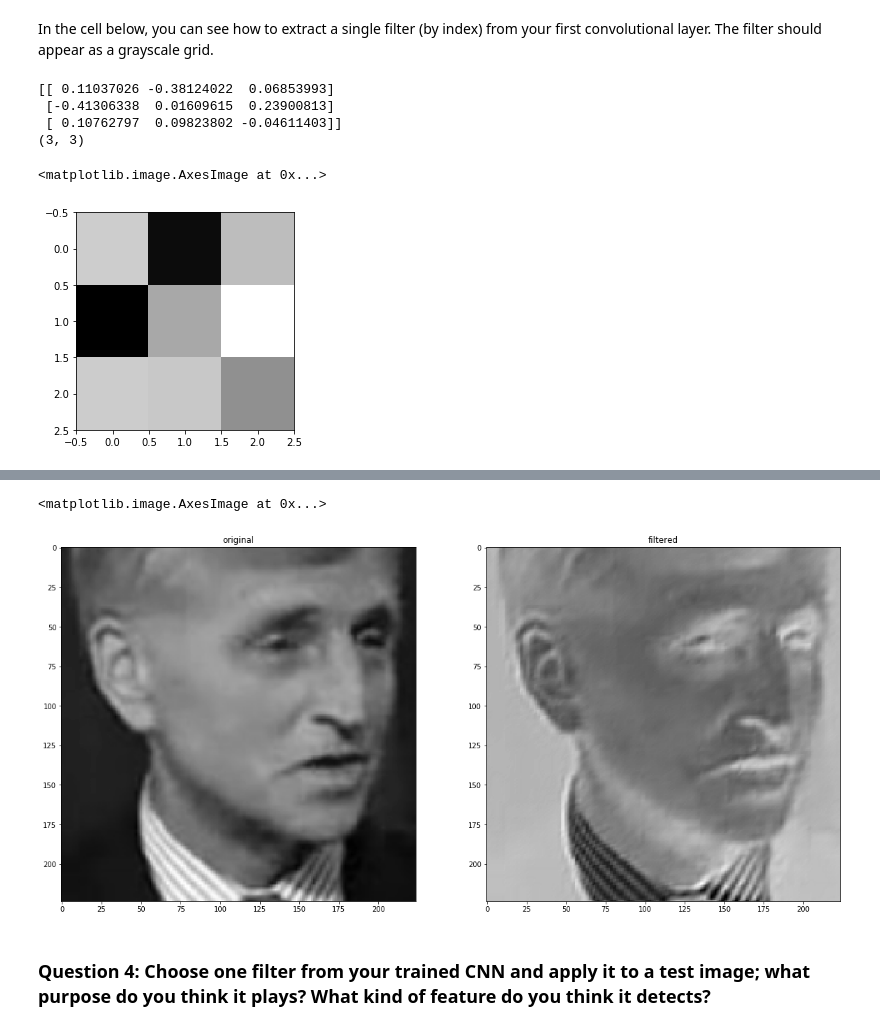
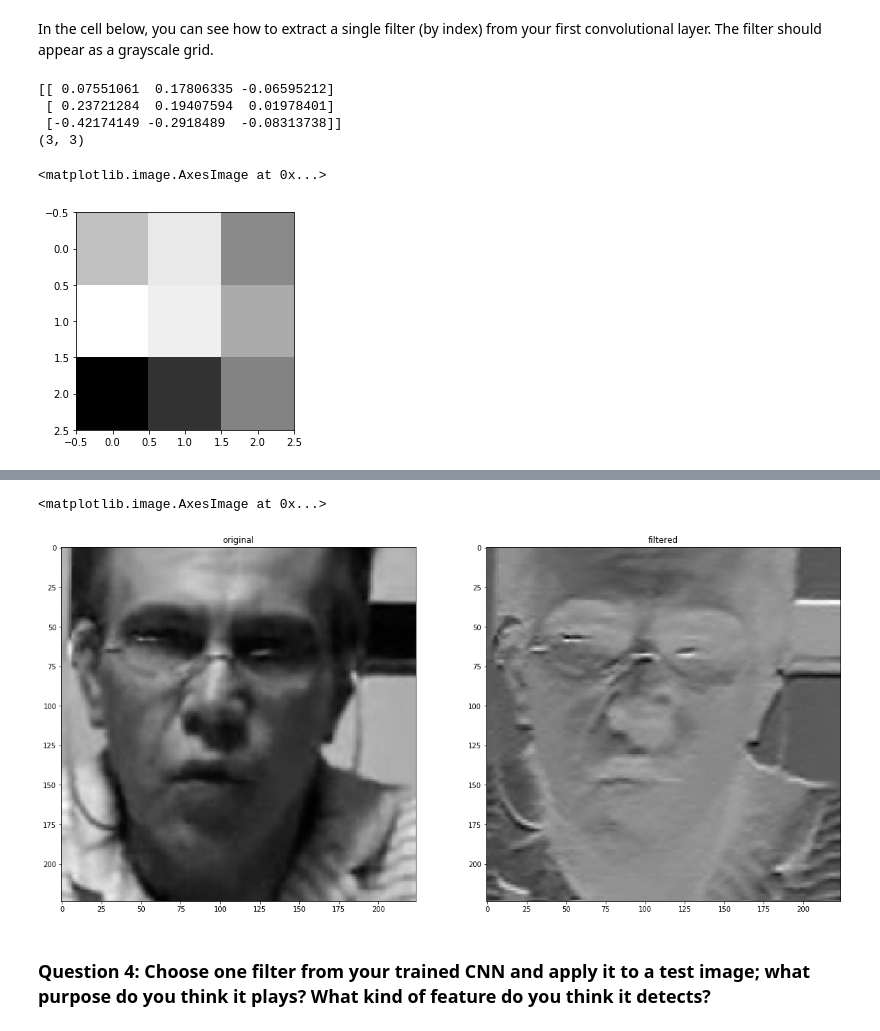
Before and after one commit to ptgamr/P1_Facial_Keypoints, a Jupyter notebook: 2. Define the Network Architecture.ipynb, the cells around one changed output, grey strips where cells are left out. Cells and saved outputs as stored; diff of their text form; code cells hidden in the pictures.

```diff
--- a/2. Define the Network Architecture.ipynb
+++ b/2. Define the Network Architecture.ipynb
@@ -733,38 +741,38 @@ In the cell below, you can see how to extract a single filter (by index) from yo
 # %%
 import torch
 import matplotlib.pyplot as plt
 from models import Net
 import cv2
 
 loadedNet = Net()
 
 ## TODO: load the best saved model parameters (by your path name)
 ## You'll need to un-comment the line below and add the correct name for *your* saved model
-loadedNet.load_state_dict(torch.load('saved_models/keypoints_model_modified_crop.pt'))
+loadedNet.load_state_dict(torch.load('saved_models/keypoints_model_modified_crop_reduced_models_size.pt'))
 
 ## print out your net and prepare it for testing (uncomment the line below)
 loadedNet.eval()
 
 # Get the weights in the first conv layer, "conv1"
 # if necessary, change this to reflect the name of your first conv layer
 weights1 = loadedNet.conv1.weight.data
 
 w = weights1.numpy()
 
 filter_index = 0
 
 print(w[filter_index][0])
 print(w[filter_index][0].shape)
 
 # display the filter weights
 plt.imshow(w[filter_index][0], cmap='gray')
 # %% [output]
-[[ 0.11037026 -0.38124022  0.06853993]
- [-0.41306338  0.01609615  0.23900813]
- [ 0.10762797  0.09823802 -0.04611403]]
+[[ 0.07551061  0.17806335 -0.06595212]
+ [ 0.23721284  0.19407594  0.01978401]
+ [-0.42174149 -0.2918489  -0.08313738]]
 (3, 3)
 <matplotlib.image.AxesImage at 0x...>
-[figure, old version]
+[figure, new version]
 # %% [markdown]
 ## Feature maps
 
@@ -806,7 +814,7 @@ ax2.set_title('filtered')
 ax2.imshow(filtered, cmap='gray')
 # %% [output]
 <matplotlib.image.AxesImage at 0x...>
-[figure, old version]
+[figure, new version]
 # %% [markdown]
 ### Question 4: Choose one filter from your trained CNN and apply it to a test image; what purpose do you think it plays? What kind of feature do you think it detects?
 # %% [markdown]
```
Also changed, not shown: parts of 9 cells of this notebook, 1 other file.
